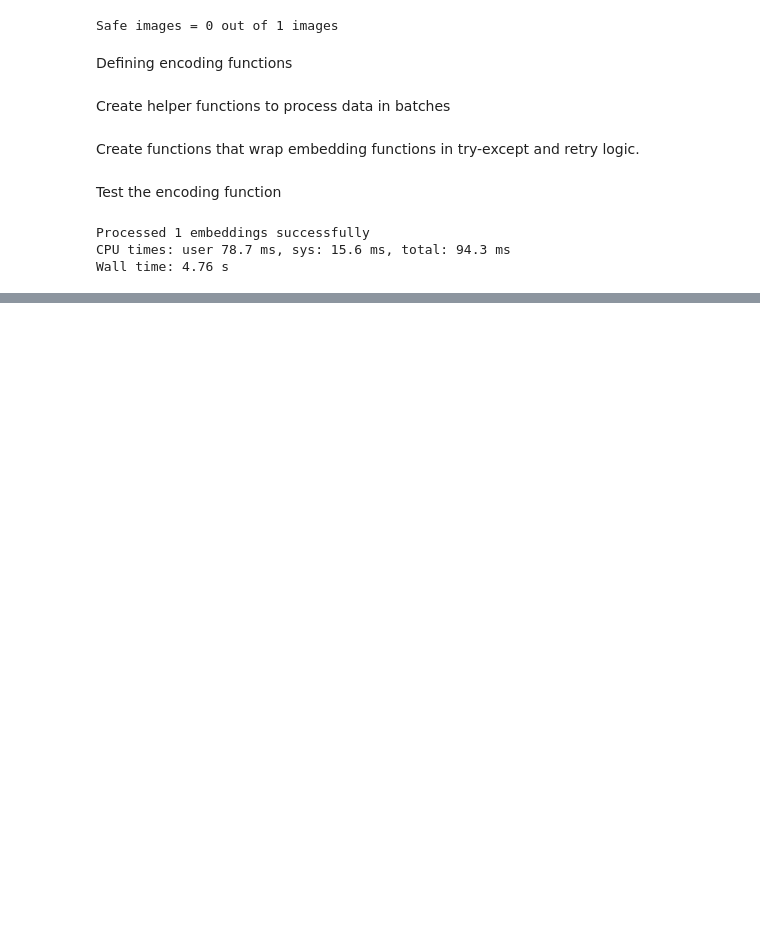
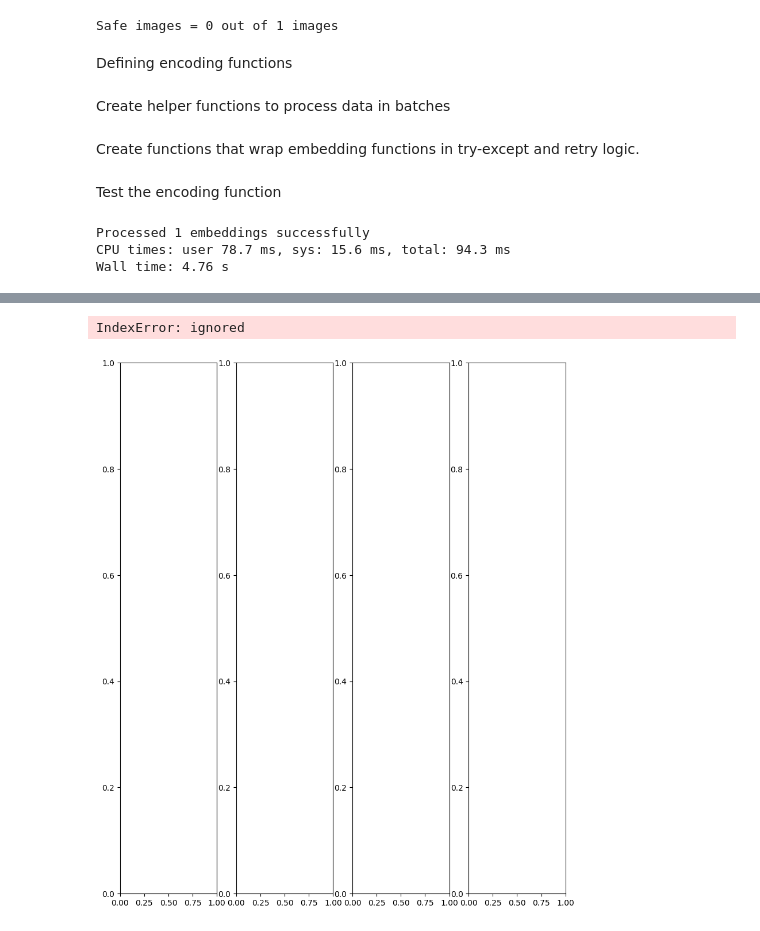
Before and after one commit to jairorodriguezarias/matching_engine_create_multimodal_embeddings, a Jupyter notebook: vector_search.ipynb, the cells around one changed output, grey strips where cells are left out. Cells and saved outputs as stored; diff of their text form; code cells hidden in the pictures; blank space fills up the shorter version.

```diff
--- a/vector_search.ipynb
+++ b/vector_search.ipynb
@@ -362,3 +362,78 @@ print(f"Processed {len(indexes_to_keep)} embeddings successfully")
 Processed 1 embeddings successfully
 CPU times: user 78.7 ms, sys: 15.6 ms, total: 94.3 ms
 Wall time: 4.76 s
+# %%
+import numpy as np
+
+
+def dot_product_distance(
+    text_embedding: np.ndarray, image_embeddings: np.ndarray
+) -> np.ndarray:
+    """Compute dot-product distance between text and image embeddings by taking the dot product"""
+    return np.dot(text_embedding, image_embeddings.T)
+# %%
+import math
+from io import BytesIO
+
+import matplotlib.pyplot as plt
+from PIL import Image
+
+text_query = "Birds in flight"
+
+# Calculate text embedding of query
+text_embedding = encode_texts_to_embeddings(text=[text_query])[0]
+
+print(type(text_embedding))
+print(type(text_embedding[0]))
+
+print(type(image_embeddings))
+print(type(image_embeddings[0]))
+
+# Calculate distance
+distances = dot_product_distance(
+    text_embedding=np.array(text_embedding), image_embeddings=np.array(image_embeddings)
+)
+
+# Set the maximum number of images to display
+MAX_IMAGES = 20
+
+# Sort images and scores by descending order of scores and select the top max_images
+sorted_data = sorted(
+    zip(image_paths_filtered, distances), key=lambda x: x[1], reverse=True
+)[:MAX_IMAGES]
+
+# Calculate the number of rows and columns needed to display the images
+num_cols = 4
+num_rows = math.ceil(len(sorted_data) / num_cols)
+
+
+# Create a grid of subplots to display the images
+fig, axs = plt.subplots(nrows=num_rows, ncols=num_cols, figsize=(10, 12))
+
+# Loop through the top max_images images and display them in the subplots
+for i, (image_path, distance) in enumerate(sorted_data):
+    # Calculate the row and column index for the current image
+    row_idx = i // num_cols
+    col_idx = i % num_cols
+
+    # Check if image_path is a remote URL
+    if image_path.startswith("http://") or image_path.startswith("https://"):
+        response = requests.get(image_path)
+        image = Image.open(BytesIO(response.content))
+    else:
+        image = Image.open(image_path)
+
+    # Display the image in the current subplot
+    axs[row_idx, col_idx].imshow(image, cmap="gray")
+
+    # Set the title of the subplot to the image index and score
+    axs[row_idx, col_idx].set_title(f"Rank {i+1}, Distance = {distance:.2f}")
+
+    # Remove ticks from the subplot
+    axs[row_idx, col_idx].set_xticks([])
+    axs[row_idx, col_idx].set_yticks([])
+
+# Adjust the spacing between subplots and display the plot
+plt.subplots_adjust(hspace=0.3, wspace=0.1)
+plt.show()
+# %% [output]
@@ -364,0 +444,2 @@ Wall time: 4.76 s
+IndexError: ignored
+[figure, added]
```
Also changed, not shown: parts of 7 cells of this notebook.
